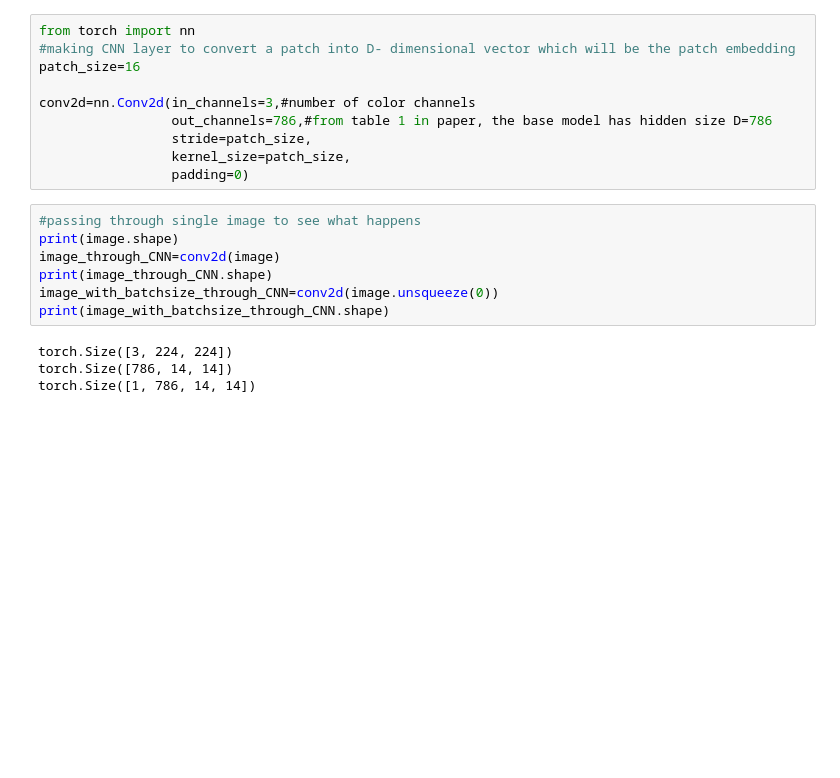
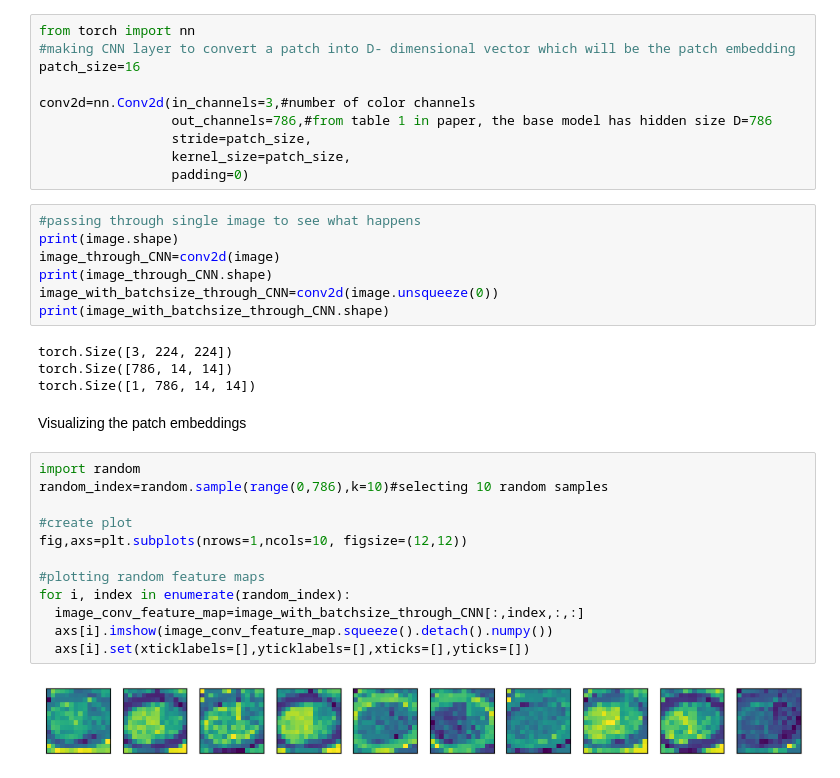
Before and after one commit to FrodoBaggins87/Neural_Networks, a Jupyter notebook: Vision_Transformer.ipynb, the cells around one changed output. Saved outputs shown, nothing was run; the diff lists cells and outputs as text; blank space fills up the shorter version.

```diff
--- a/Vision_Transformer.ipynb
+++ b/Vision_Transformer.ipynb
@@ -453,3 +455,19 @@ print(image_with_batchsize_through_CNN.shape)
 torch.Size([3, 224, 224])
 torch.Size([786, 14, 14])
 torch.Size([1, 786, 14, 14])
+# %% [markdown]
+Visualizing the patch embeddings
+# %%
+import random
+random_index=random.sample(range(0,786),k=10)#selecting 10 random samples
+
+#create plot
+fig,axs=plt.subplots(nrows=1,ncols=10, figsize=(12,12))
+
+#plotting random feature maps
+for i, index in enumerate(random_index):
+  image_conv_feature_map=image_with_batchsize_through_CNN[:,index,:,:]
+  axs[i].imshow(image_conv_feature_map.squeeze().detach().numpy())
+  axs[i].set(xticklabels=[],yticklabels=[],xticks=[],yticks=[])
+# %% [output]
+[figure, added]
```
Also changed, not shown: parts of 12 cells of this notebook.
